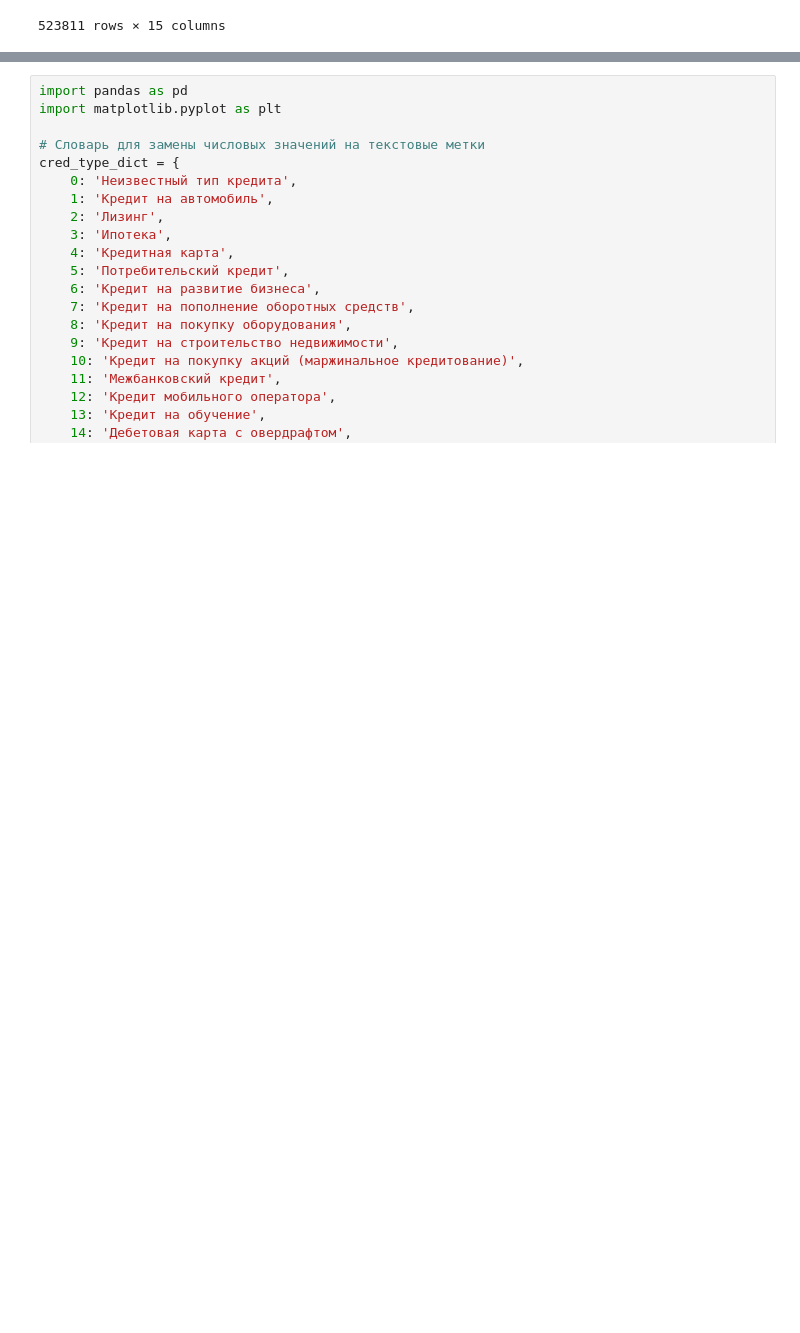
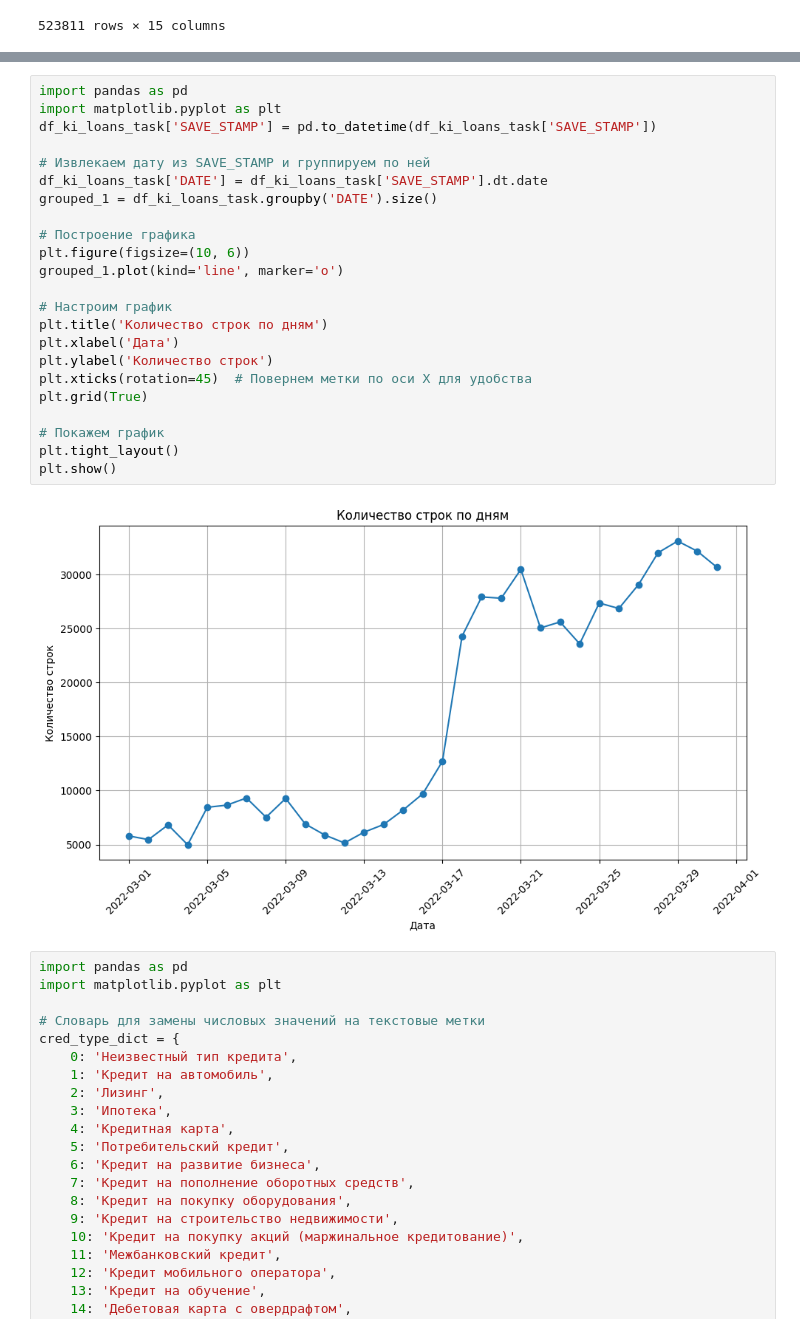
Before and after one commit to budennovsk/testovoe_Antifraud, a Jupyter notebook: testovoe_Antifraud.ipynb, the cells around one changed output, grey strips where cells are left out. Saved outputs shown, nothing was run; the diff lists cells and outputs as text; blank space fills up the shorter version.

```diff
--- a/testovoe_Antifraud.ipynb
+++ b/testovoe_Antifraud.ipynb
@@ -268,3 +341,28 @@ df_ki_loans_task
+# %%
+import pandas as pd
+import matplotlib.pyplot as plt
+df_ki_loans_task['SAVE_STAMP'] = pd.to_datetime(df_ki_loans_task['SAVE_STAMP'])
+
+# Извлекаем дату из SAVE_STAMP и группируем по ней
+df_ki_loans_task['DATE'] = df_ki_loans_task['SAVE_STAMP'].dt.date
+grouped_1 = df_ki_loans_task.groupby('DATE').size()
+
+# Построение графика
+plt.figure(figsize=(10, 6))
+grouped_1.plot(kind='line', marker='o')
+
+# Настроим график
+plt.title('Количество строк по дням')
+plt.xlabel('Дата')
+plt.ylabel('Количество строк')
+plt.xticks(rotation=45)  # Повернем метки по оси X для удобства
+plt.grid(True)
+
+# Покажем график
+plt.tight_layout()
+plt.show()
+# %% [output]
+[figure, added]
 # %%
 import pandas as pd
 import matplotlib.pyplot as plt
```
Also changed, not shown: parts of 22 cells of this notebook.
